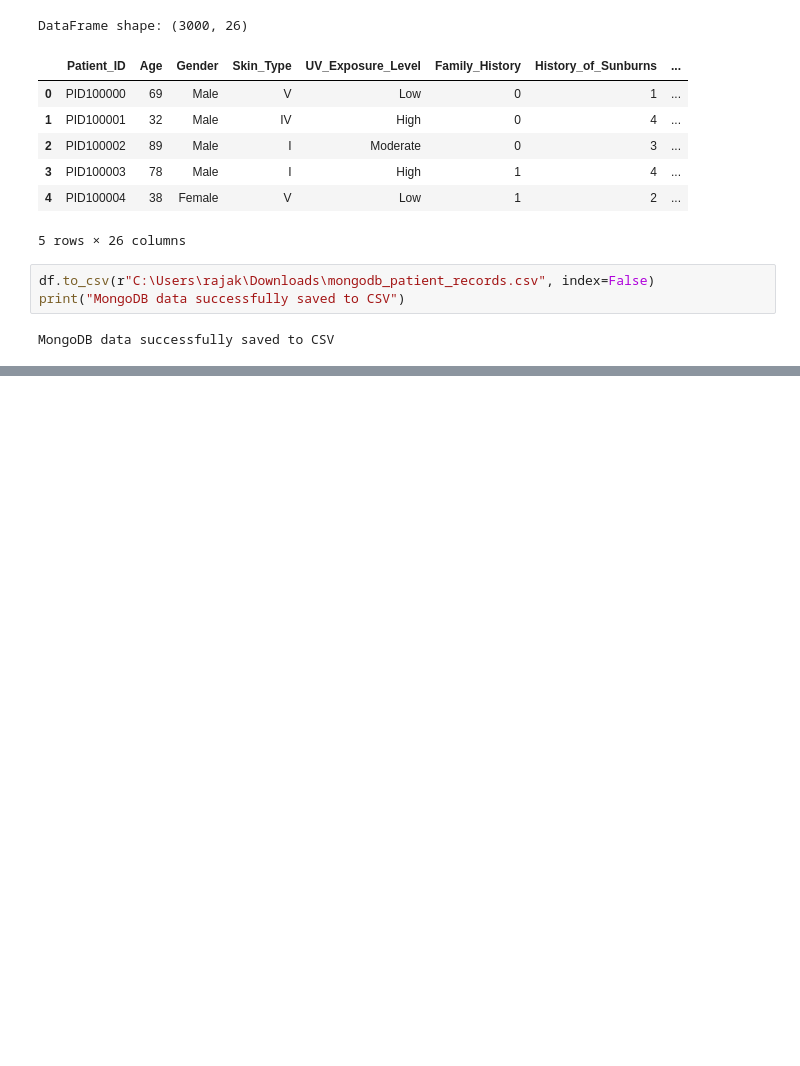
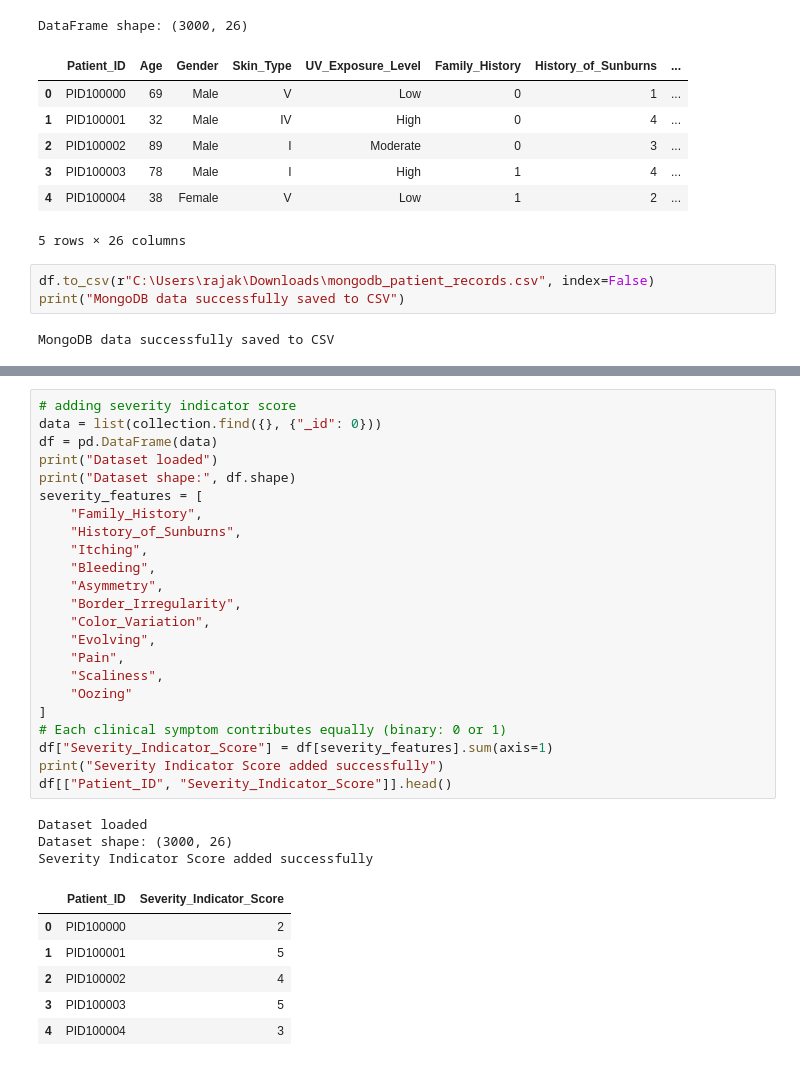
Before and after one commit to rajagowtham0/week-1, a Jupyter notebook: Week1_Day4.ipynb, the cells around one changed output, grey strips where cells are left out. Cells and saved outputs as stored; diff of their text form; blank space fills up the shorter version.

Commit message:
calculated the severity indicator score and grouped based on it

```diff
--- a/Week1_Day4.ipynb
+++ b/Week1_Day4.ipynb
@@ -327,0 +386,33 @@ MongoDB data successfully saved to CSV
+# %%
+# adding severity indicator score
+data = list(collection.find({}, {"_id": 0}))
+df = pd.DataFrame(data)
+print("Dataset loaded")
+print("Dataset shape:", df.shape)
+severity_features = [
+    "Family_History",
+    "History_of_Sunburns",
+    "Itching",
+    "Bleeding",
+    "Asymmetry",
+    "Border_Irregularity",
+    "Color_Variation",
+    "Evolving",
+    "Pain",
+    "Scaliness",
+    "Oozing"
+]
+# Each clinical symptom contributes equally (binary: 0 or 1)
+df["Severity_Indicator_Score"] = df[severity_features].sum(axis=1)
+print("Severity Indicator Score added successfully")
+df[["Patient_ID", "Severity_Indicator_Score"]].head()
+# %% [output]
+Dataset loaded
+Dataset shape: (3000, 26)
+Severity Indicator Score added successfully
+|  | Patient_ID | Severity_Indicator_Score |
+| 0 | PID100000 | 2 |
+| 1 | PID100001 | 5 |
+| 2 | PID100002 | 4 |
+| 3 | PID100003 | 5 |
+| 4 | PID100004 | 3 |
```
Also changed, not shown: parts of 5 cells of this notebook.
